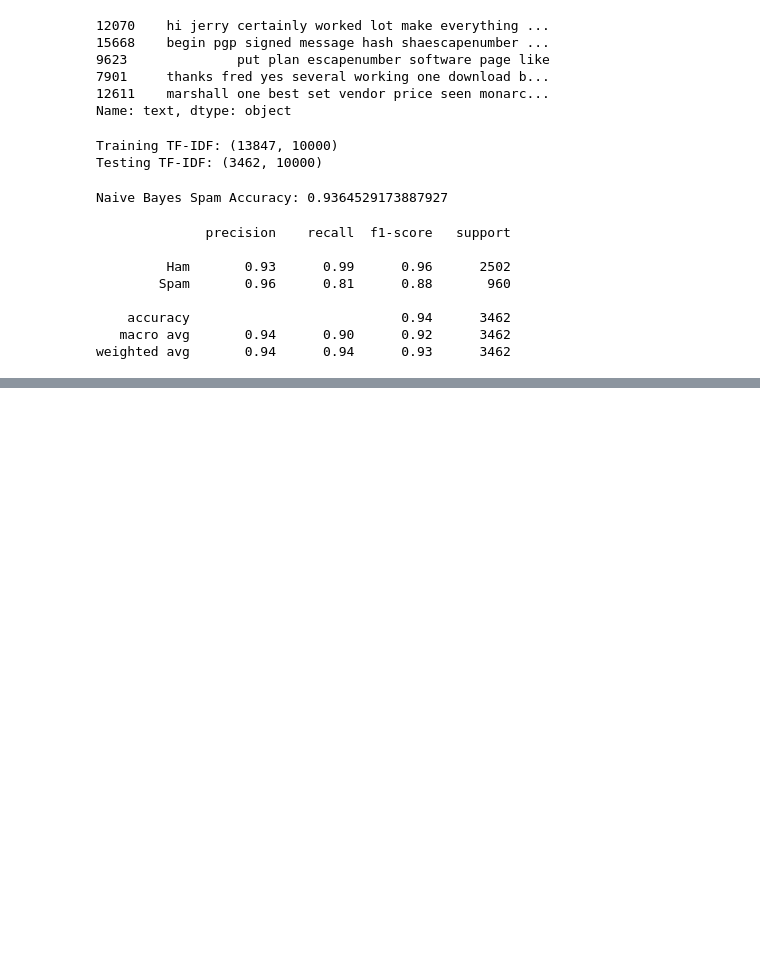
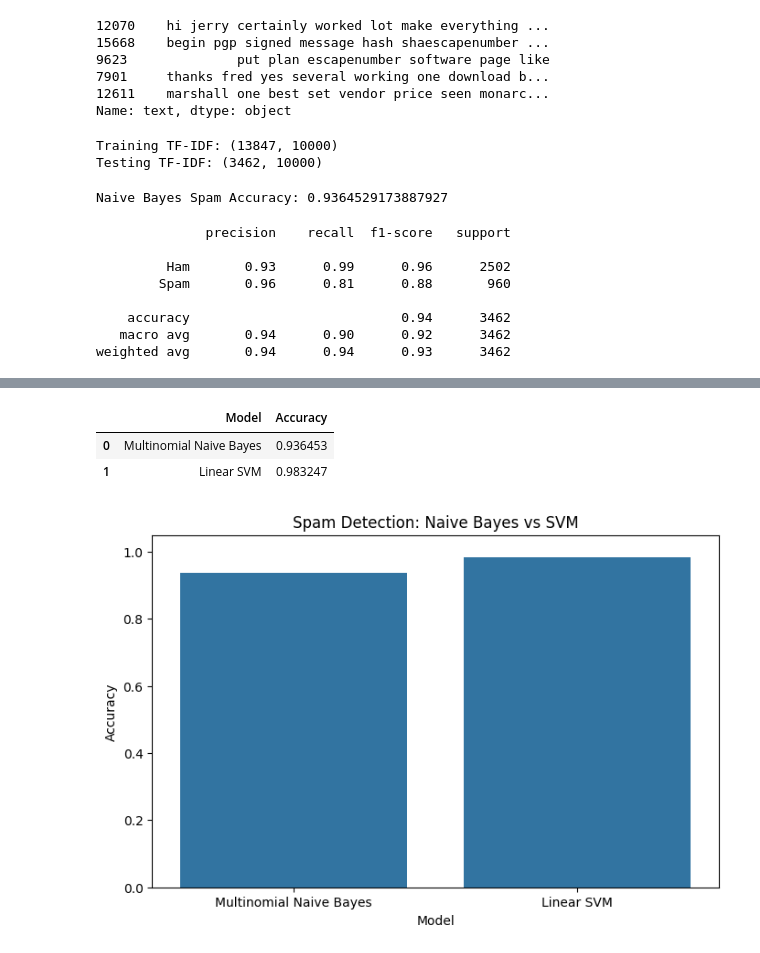
Before and after one commit to harmeetbuilds/Smart_Email_Classification, a Jupyter notebook: Backend/notebook/02_spam_eda.ipynb, the cells around one changed output, grey strips where cells are left out. Drawn from its saved outputs; the diff is of its cells as text; code cells hidden in the pictures; blank space fills up the shorter version.

Commit message:
spam file completly uploaded

```diff
--- a/Backend/notebook/02_spam_eda.ipynb
+++ b/Backend/notebook/02_spam_eda.ipynb
@@ -302,3 +304,13 @@ spam_svm.fit(
 spam_svm_predictions = spam_svm.predict(
     X_test_tfidf
 )
+# %%
+svm_spam_accuracy = accuracy_score(
+    y_test,
+    spam_svm_predictions
+)
+
+print(
+    "SVM Spam Accuracy:",
+    svm_spam_accuracy
+)
@@ -304,0 +336,34 @@ spam_svm_predictions = spam_svm.predict(
+# %%
+spam_comparison = pd.DataFrame({
+    "Model": [
+        "Multinomial Naive Bayes",
+        "Linear SVM"
+    ],
+    "Accuracy": [
+        nb_spam_accuracy,
+        svm_spam_accuracy
+    ]
+})
+
+spam_comparison
+# %% [output]
+|  | Model | Accuracy |
+| 0 | Multinomial Naive Bayes | 0.936453 |
+| 1 | Linear SVM | 0.983247 |
+# %%
+plt.figure(figsize=(8, 5))
+
+sns.barplot(
+    data=spam_comparison,
+    x="Model",
+    y="Accuracy"
+)
+
+plt.title("Spam Detection: Naive Bayes vs SVM")
+plt.xlabel("Model")
+plt.ylabel("Accuracy")
+plt.ylim(0, 1.05)
+
+plt.show()
+# %% [output]
+[figure, added]
```
Also changed, not shown: parts of 15 cells of this notebook.
